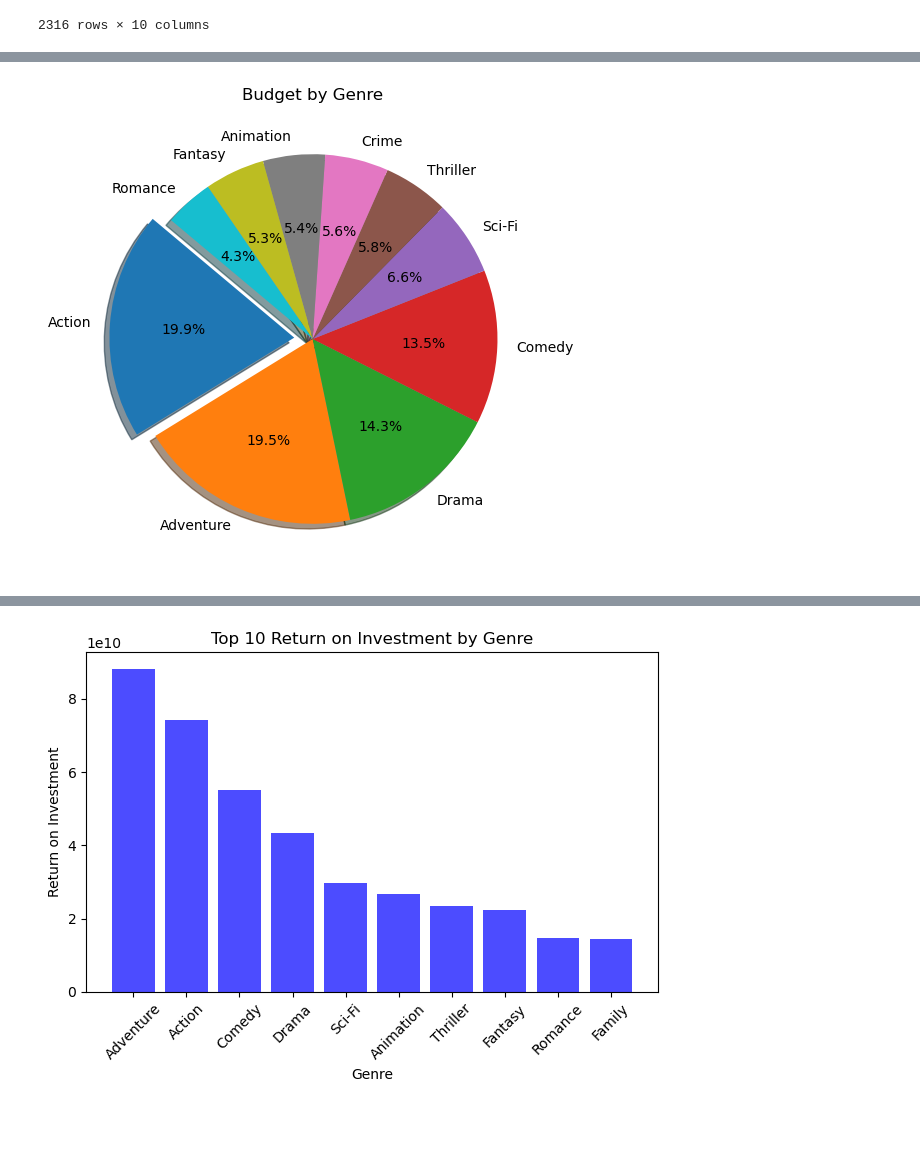
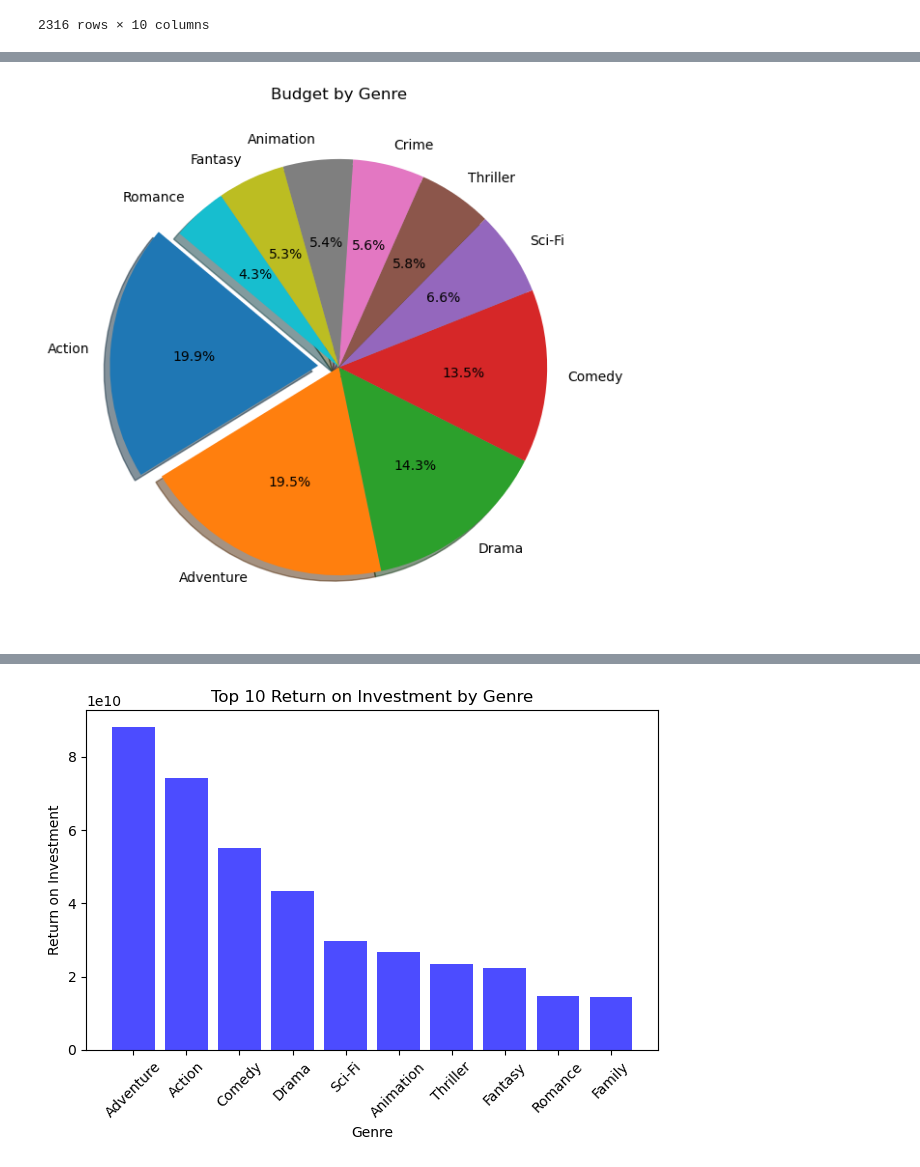
Before and after one commit to Robotrousers/Group1Proj1, a Jupyter notebook: mo_genres.ipynb, the cells around one changed output, grey strips where cells are left out. Saved outputs shown, nothing was run; the diff lists cells and outputs as text; code cells hidden in the pictures; blank space fills up the shorter version.

```diff
--- a/mo_genres.ipynb
+++ b/mo_genres.ipynb
@@ -170,11 +181,12 @@ top_budget_genre
 # %%
+# Genre by Budget
 explode = (0.1,0,0,0,0,0,0,0,0,0)
-plt.figure(figsize=(10, 6))
+plt.figure(figsize=(7, 7))
 plt.pie(top_budget_genre["Budget"], labels=top_budget_genre["Genre"], explode=explode, shadow=True, autopct='%1.1f%%', startangle=140)
 plt.title('Budget by Genre')
 plt.show()
 # %% [output]
-[figure, old version]
+[figure, new version]
 # %%
 genre_roi = {k:data_df[data_df["Genre"].str.contains(k)]["ROI$"].sum() for k in genre_set}
 genre_roi = pd.DataFrame(
```
Also changed, not shown: parts of 20 cells of this notebook, 1 other file.
